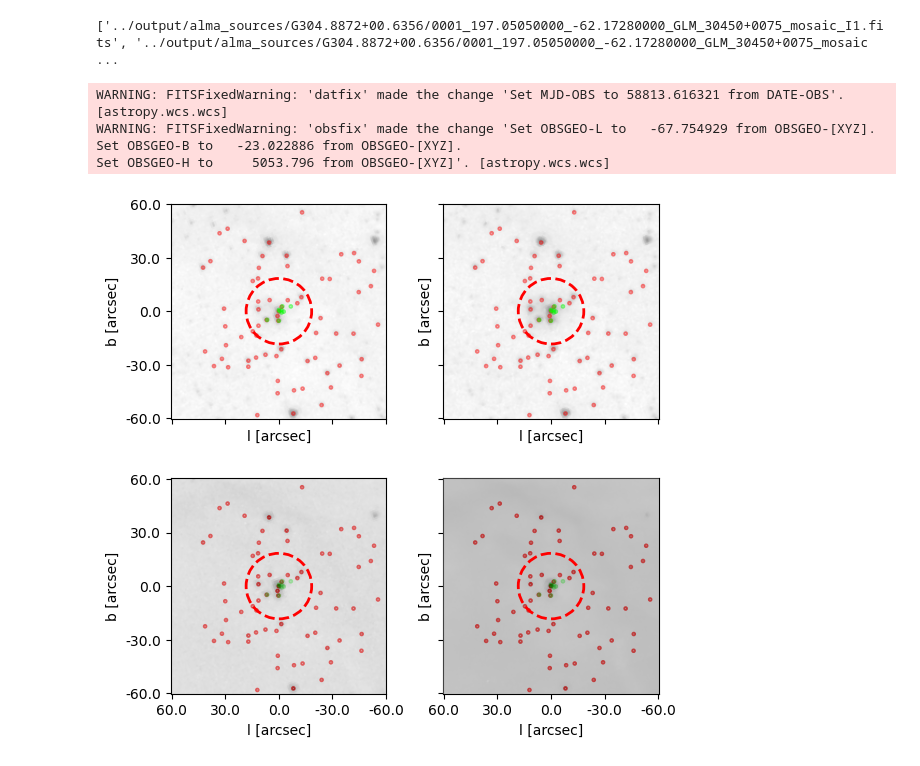
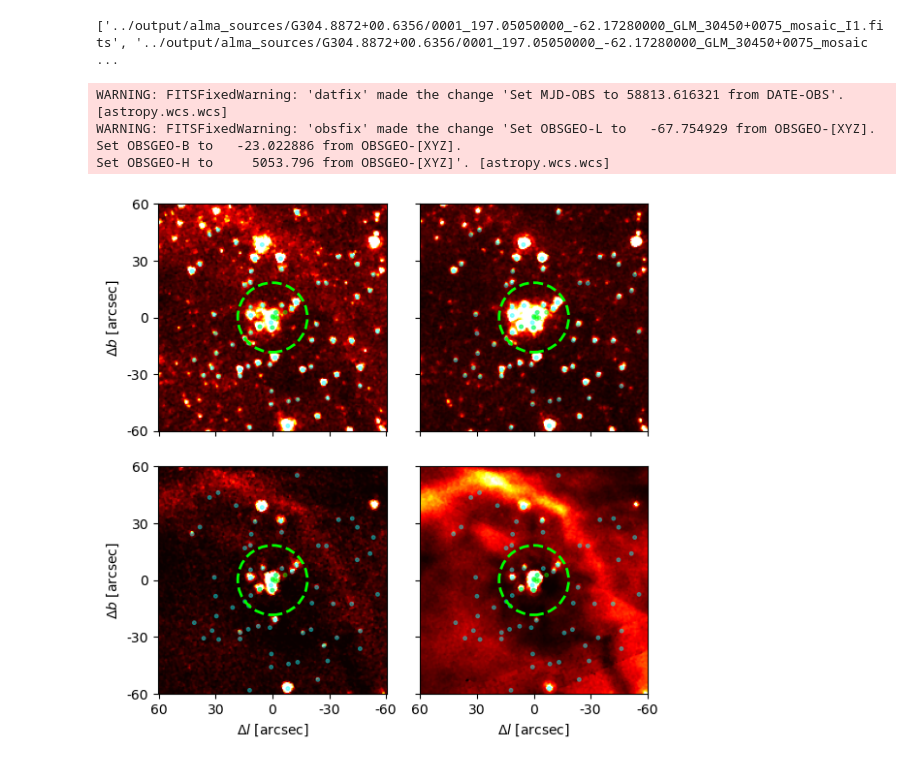
Before and after one commit to Ajuradoi1/ALMAGAL_IR, a Jupyter notebook: src/image_fits.ipynb, the cells around one changed output. Saved outputs shown, nothing was run; the diff lists cells and outputs as text; code cells hidden in the pictures.

Commit message:
Image_corrections_cleaning

```diff
--- a/src/image_fits.ipynb
+++ b/src/image_fits.ipynb
@@ -30,6 +31,12 @@ else:
 print(spitzer)
 # %% [output]
 ['../output/alma_sources/G304.8872+00.6356/0001_197.05050000_-62.17280000_GLM_30450+0075_mosaic_I1.fits', '../output/alma_sources/G304.8872+00.6356/0001_197.05050000_-62.17280000_GLM_30450+0075_mosaic ...
+# %%
+def regions_patch(regions,axs,i,j,wcs):
+    for reg in regions:
+        patch = reg.to_pixel(wcs).as_artist()
+        patch.set_alpha(0.5)
+        axs[i][j].add_artist(patch)
 # %%
 regs_spitzer = Regions.read(path+region+'_glimpse_s07_spitzer_sources.reg')
 regs_alma = Regions.read(path+region+'_alma_sources.reg')
@@ -80,7 +87,7 @@ with fits.open(alma_image) as alma_fits:
             circle = Circle(
                 (x_alma, y_alma),
                 alma_radius_pix,
-                edgecolor='red',
+                edgecolor='lime',
                 facecolor='none',
                 linewidth=2,
                 linestyle='--',
@@ -91,86 +98,76 @@ with fits.open(alma_image) as alma_fits:
 
             if counter <2:
 
-                axs[0][idx].imshow(spitzer_fits[0].data,origin='lower',cmap='Greys',
-                        norm=LogNorm(
-                            vmin=positive.max()/1000,
-                            vmax=positive.max()),
-                            zorder=idx,alpha=0.5)
+                axs[0][idx].imshow(spitzer_fits[0].data,origin='lower',cmap='hot',
+                        norm= PowerNorm(gamma=2,vmin = 0,vmax=6))
                 axs[0][idx].add_patch(circle)
 
-                for reg in regs_spitzer:
-                    patch = reg.to_pixel(spitzer_wcs).as_artist()
-                    patch.set_alpha(0.5)
-                    axs[0][idx].add_artist(patch)
-
-                for reg in regs_alma:
-                    patch = reg.to_pixel(spitzer_wcs).as_artist()
-                    patch.set_alpha(0.5)
-                    axs[0][idx-2].add_artist(patch)
+                regions_patch(regs_spitzer,axs,0,idx,spitzer_wcs)
+                regions_patch(regs_alma,axs,0,idx,spitzer_wcs)
 
                 counter = counter + 1
             else:
-                axs[1][idx-2].imshow(spitzer_fits[0].data,origin='lower',cmap='Greys',
-                        norm=LogNorm(
-                            vmin=positive.max()/1000,
-                            vmax=positive.max()),
-                            zorder=idx,alpha=0.5)
-                axs[1][idx-2].add_patch(circle)
+                if counter == 2:
+                    axs[1][idx-2].imshow(spitzer_fits[0].data,origin='lower',cmap='hot',
+                            norm=PowerNorm(gamma=2,vmin = 10,vmax=30))
+                    axs[1][idx-2].add_patch(circle)
 
-                for reg in regs_spitzer:
-                    patch = reg.to_pixel(spitzer_wcs).as_artist()
-                    patch.set_alpha
-                    axs[1][idx-2].add_artist(patch)
+                    regions_patch(regs_spitzer,axs,1,idx-2,spitzer_wcs)
+                    regions_patch(regs_alma,axs,1,idx-2,spitzer_wcs)
+                    counter = counter +1
+                else:
+                    axs[1][idx-2].imshow(spitzer_fits[0].data,origin='lower',cmap='hot',
+                            norm=PowerNorm(gamma=2,vmin = 30,vmax=65))
+                    axs[1][idx-2].add_patch(circle)
 
-                for reg in regs_alma:
-                    patch = reg.to_pixel(spitzer_wcs).as_artist()
-                    patch.set_alpha(0.5)
-                    axs[1][idx-2].add_artist(patch)
+                    regions_patch(regs_spitzer,axs,1,idx-2,spitzer_wcs)
+                    regions_patch(regs_alma,axs,1,idx-2,spitzer_wcs)
 
 
 
     '''for ax in axs.ravel():
 
         l_spitzer = ax.coords[0]
         l_spitzer.set_format_unit('arcsec')
         b_spitzer = ax.coords[1]
 
         l_spitzer.set_major_formatter('s')   # arcsec
         b_spitzer.set_major_formatter('s')
 
         l_spitzer.set_axislabel("l (arcsec)")
         b_spitzer.set_axislabel("b (arcsec)")
 
         l_spitzer.set_ticks(spacing=50*u.arcsec)
         b_spitzer.set_ticks(spacing=50*u.arcsec)
 
-    axs[0][0].coords[0].set_ticklabel_visible(False)
-    axs[0][0].coords[0].set_axislabel("")
-    axs[0][1].coords[0].set_ticklabel_visible(False)
-    axs[0][1].coords[0].set_axislabel("")
-    axs[0][1].coords[1].set_ticklabel_visible(False)
-    axs[0][1].coords[1].set_axislabel("")
-    axs[1][1].coords[1].set_ticklabel_visible(False)
-    axs[1][1].coords[1].set_axislabel("")'''
+    axs[0][0].set_xticklabel(False)
+    axs[0][0].set_xaxislabel("")
+    axs[0][1].set_xticklabel_visible(False)
+    axs[0][1].set_xaxislabel("")
+    axs[0][1].set_yticklabel_visible(False)
+    axs[0][1].set_yaxislabel("")
+    axs[1][1].set_yticklabel_visible(False)
+    axs[1][1].set_yaxislabel("")'''
 
     axs[0][0].set_yticks(np.linspace(0,200,5))
-    axs[0][0].set_yticklabels(np.linspace(-60,60,5))
+    axs[0][0].set_yticklabels(np.linspace(-60,60,5,dtype=int))
 
     axs[1][1].set_xticks(np.linspace(0,200,5))
-    axs[1][1].set_xticklabels(np.linspace(60,-60,5))
+    axs[1][1].set_xticklabels(np.linspace(60,-60,5,dtype=int))
 
-    for ax in axs.ravel():
-        ax.set_xlabel('l [arcsec]')
-        ax.set_ylabel('b [arcsec]')
+    axs[0][0].set_ylabel(r'$\Delta b$ [arcsec]')
+    axs[1][0].set_ylabel(r'$\Delta b$ [arcsec]')
+    axs[1][0].set_xlabel(r'$\Delta l$ [arcsec]')
+    axs[1][1].set_xlabel(r'$\Delta l$ [arcsec]')
 
 plt.savefig('../output/figures/IRAC_IMAGE_'+region+'glimpse_s07.pdf',format='pdf',dpi=300)
 plt.show()
 # %% [output]
 WARNING: FITSFixedWarning: 'datfix' made the change 'Set MJD-OBS to 58813.616321 from DATE-OBS'. [astropy.wcs.wcs]
 WARNING: FITSFixedWarning: 'obsfix' made the change 'Set OBSGEO-L to   -67.754929 from OBSGEO-[XYZ].
 Set OBSGEO-B to   -23.022886 from OBSGEO-[XYZ].
 Set OBSGEO-H to     5053.796 from OBSGEO-[XYZ]'. [astropy.wcs.wcs]
-[figure, old version]
+[figure, new version]
 # %%
 with fits.open(alma_image) as alma_fits:
 
```
Also changed, not shown: parts of 3 cells of this notebook, 6 other files.
